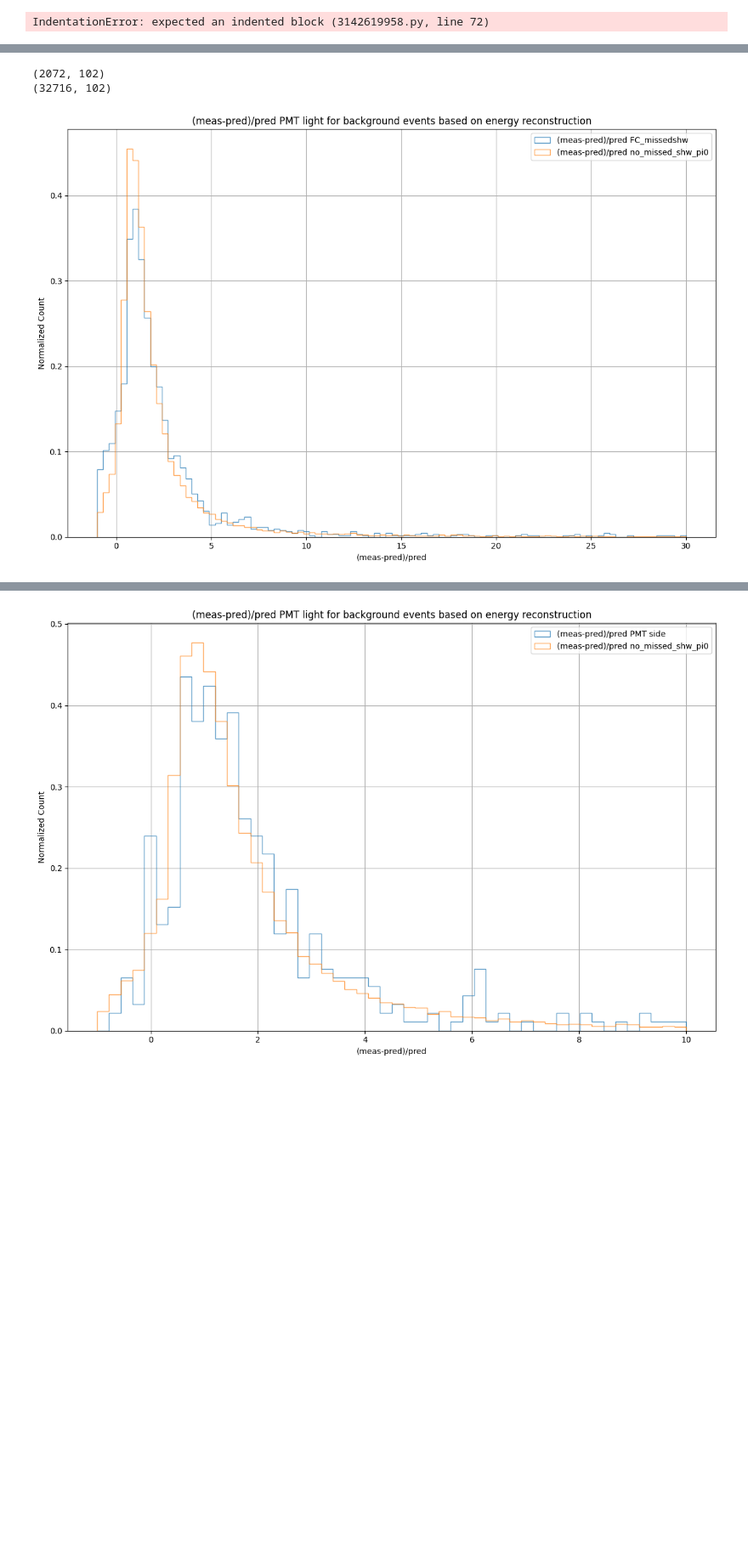
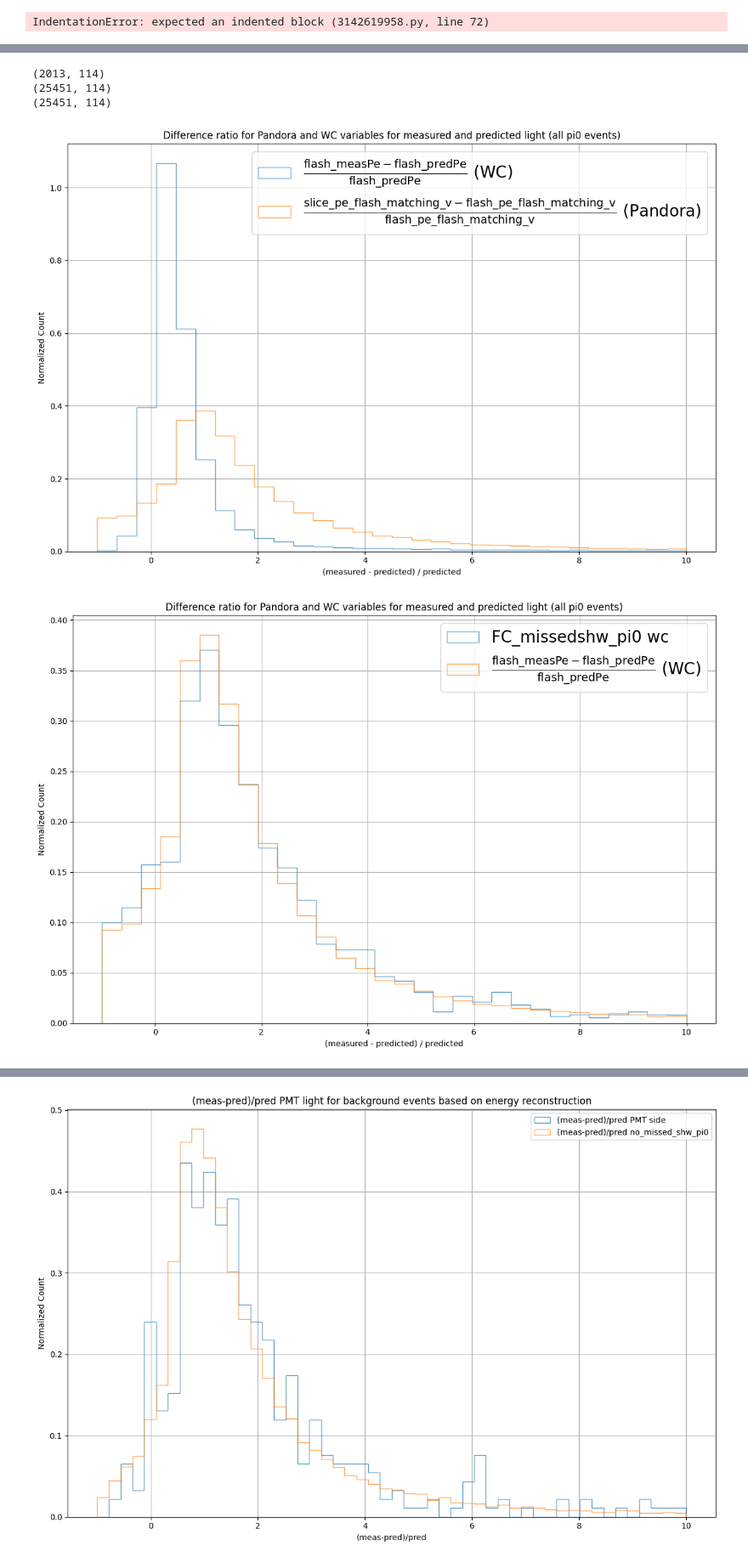
Before and after one commit to kpulido444/REU_uboone_photon_rejection, a Jupyter notebook: pmt_exploration_unified_files.ipynb, the cells around one changed output, grey strips where cells are left out. Shown at 85% size. Saved outputs shown, nothing was run; the diff lists cells and outputs as text; code cells hidden in the pictures; blank space fills up the shorter version.

```diff
--- a/pmt_exploration_unified_files.ipynb
+++ b/pmt_exploration_unified_files.ipynb
@@ -217,6 +271,8 @@ T_eval_vars = [             # variables involved with low level reconstruction a
     "truth_vtxZ",                   # true neutrino vertex z (cm)
     "weight_cv",                    # GENIE MicroBooNE tune event weight (which should be corrected by also using weight_spline)
     "weight_spline",                # additional weight to correct the GENIE tune for certain events
+    'flash_measPe',
+    'flash_predPe',
 ]
 T_eval_data_vars = [        # same as above, but for data files we do not attempt to load any truth information
     "run",
@@ -388,6 +444,8 @@ T_eval_vars = [             # variables involved with low level reconstruction a
     "truth_vtxZ",                   # true neutrino vertex z (cm)
     "weight_cv",                    # GENIE MicroBooNE tune event weight (which should be corrected by also using weight_spline)
     "weight_spline",                # additional weight to correct the GENIE tune for certain events
+    'flash_measPe',
+    'flash_predPe',
 ]
 T_eval_data_vars = [        # same as above, but for data files we do not attempt to load any truth information
     "run",
@@ -969,0 +1078,3 @@ dirt signal events: (0, 102), pi0 overlay: (17995, 102), nu overlay: (2814, 82)
+# %%
+for i in pi0_missed_shw:
+    print(i)
@@ -1256,25 +1519,57 @@ plt.show()
 # %%
 # histogram with FC missed shower events
 
-print(all_df.query("FC_missedshw").shape)
-print(all_df.query("no_missed_shw_pi0").shape)
+print(all_df.query("FC_missedshw and pi0_flag").shape)
+print(all_df.query("no_missed_shw_pi0 and match_isFC").shape)
 
 FC_missed_shw_df = all_df.query("FC_missedshw")
-no_missed_shw_pi0_df = all_df.query('no_missed_shw_pi0')
+no_missed_shw_pi0_df = all_df.query('no_missed_shw_pi0 and match_isFC')
+
+print(no_missed_shw_pi0_df.shape)
 
 plt.figure(figsize=(12, 8))
 
-plt.hist(FC_missed_shw_df['meas_minus_pred'], bins=100, alpha=0.7, range=(-1, 30), label='(meas-pred)/pred FC_missedshw', histtype='step', stacked=True, fill=False, density = True)
-plt.hist(no_missed_shw_pi0_df["meas_minus_pred"], bins=100, range=(-1, 30), alpha=0.7, label='(meas-pred)/pred no_missed_shw_pi0', histtype='step', stacked=True, fill=False, density = True)
+#plt.hist(FC_missed_shw_df['meas_minus_pred_wc'], bins=30, alpha=0.7, range=(-1, 10), label='FC_missedshw_pi0 wc', histtype='step', stacked=True, fill=False, density = True)
+#plt.hist(no_missed_shw_pi0_df["meas_minus_pred_wc"], bins=30, range=(-1, 10), alpha=0.7, label='FC_no_missed_shw_pi0 wc', histtype='step', stacked=True, fill=False, density = True)
 
-plt.xlabel('(meas-pred)/pred')
+#plt.hist(FC_missed_shw_df['meas_minus_pred_pandora'], bins=30, alpha=0.7, range=(-1, 10), label='FC_missedshw_pi0 pandora', histtype='step', stacked=True, fill=False, density = True)
+#plt.hist(no_missed_shw_pi0_df["meas_minus_pred_pandora"], bins=30, range=(-1, 10), alpha=0.7, label='FC_no_missed_shw_pi0 pandora', histtype='step', stacked=True, fill=False, density = True)
+
+plt.hist(pi0_df['meas_minus_pred_wc'], bins=30, alpha=0.7, range=(-1, 10), label=r"$\frac{\mathrm{flash\_measPe} - \mathrm{flash\_predPe}}{\mathrm{flash\_predPe}}$ (WC)", histtype='step', stacked=True, fill=False, density = True)
+plt.hist(pi0_df["meas_minus_pred_pandora"], bins=30, range=(-1, 10), alpha=0.7, label=r"$\frac{\mathrm{slice\_pe\_flash\_matching\_v} - \mathrm{flash\_pe\_flash\_matching\_v}}{\mathrm{flash\_pe\_flash\_matching\_v}}$ (Pandora)", histtype='step', stacked=True, fill=False, density = True)
+
+plt.xlabel('(measured - predicted) / predicted')
 plt.ylabel('Normalized Count')
-plt.title("(meas-pred)/pred PMT light for background events based on energy reconstruction") # generally signal should be higher
-plt.legend()
+plt.title('Difference ratio for Pandora and WC variables for measured and predicted light (all pi0 events)')  # generally signal should be higher
+plt.legend(prop={'size': 20})
 plt.grid(True)
 plt.tight_layout()
 plt.show()
+
+
+plt.figure(figsize=(12, 8))
+
+plt.hist(cosmic_veto_df['meas_minus_pred_pandora'], bins=30, alpha=0.7, range=(-1, 10), label='FC_missedshw_pi0 wc', histtype='step', stacked=True, fill=False, density = True)
+#plt.hist(no_missed_shw_pi0_df["meas_minus_pred_wc"], bins=30, range=(-1, 10), alpha=0.7, label='FC_no_missed_shw_pi0 wc', histtype='step', stacked=True, fill=False, density = True)
+
+#plt.hist(FC_missed_shw_df['meas_minus_pred_pandora'], bins=30, alpha=0.7, range=(-1, 10), label='FC_missedshw_pi0 pandora', histtype='step', stacked=True, fill=False, density = True)
+#plt.hist(no_missed_shw_pi0_df["meas_minus_pred_pandora"], bins=30, range=(-1, 10), alpha=0.7, label='FC_no_missed_shw_pi0 pandora', histtype='step', stacked=True, fill=False, density = True)
+
+plt.hist(pi0_df['meas_minus_pred_pandora'], bins=30, alpha=0.7, range=(-1, 10), label=r"$\frac{\mathrm{flash\_measPe} - \mathrm{flash\_predPe}}{\mathrm{flash\_predPe}}$ (WC)", histtype='step', stacked=True, fill=False, density = True)
+#plt.hist(pi0_df["meas_minus_pred_pandora"], bins=30, range=(-1, 10), alpha=0.7, label=r"$\frac{\mathrm{slice\_pe\_flash\_matching\_v} - \mathrm{flash\_pe\_flash\_matching\_v}}{\mathrm{flash\_pe\_flash\_matching\_v}}$ (Pandora)", histtype='step', stacked=True, fill=False, density = True)
+
+plt.xlabel('(measured - predicted) / predicted')
+plt.ylabel('Normalized Count')
+plt.title('Difference ratio for Pandora and WC variables for measured and predicted light (all pi0 events)')  # generally signal should be higher
+plt.legend(prop={'size': 20})
+plt.grid(True)
+plt.tight_layout()
+plt.show()
+
+#If we ignore the wire cell variable, we have this confusion with the (measured  - predicted) / predicted light for pandora where it peaks around 1 (ie measured is roughly double predicted). It seemed curious to me that flash_pe_flash_matching was consistently double slice_pe_flash_matching when Lee’s previous studies with WC didn’t have this issue when looking at the analogous ratio. Does it make sense that WC and Pandora are so different for this metric?
 # %% [output]
-(2072, 102)
-(32716, 102)
+(2013, 114)
+(25451, 114)
+(25451, 114)
-[figure, old version]
+[figure, new version]
+[figure, added]
```
Also changed, not shown: parts of 24 cells of this notebook, 17 other files.
